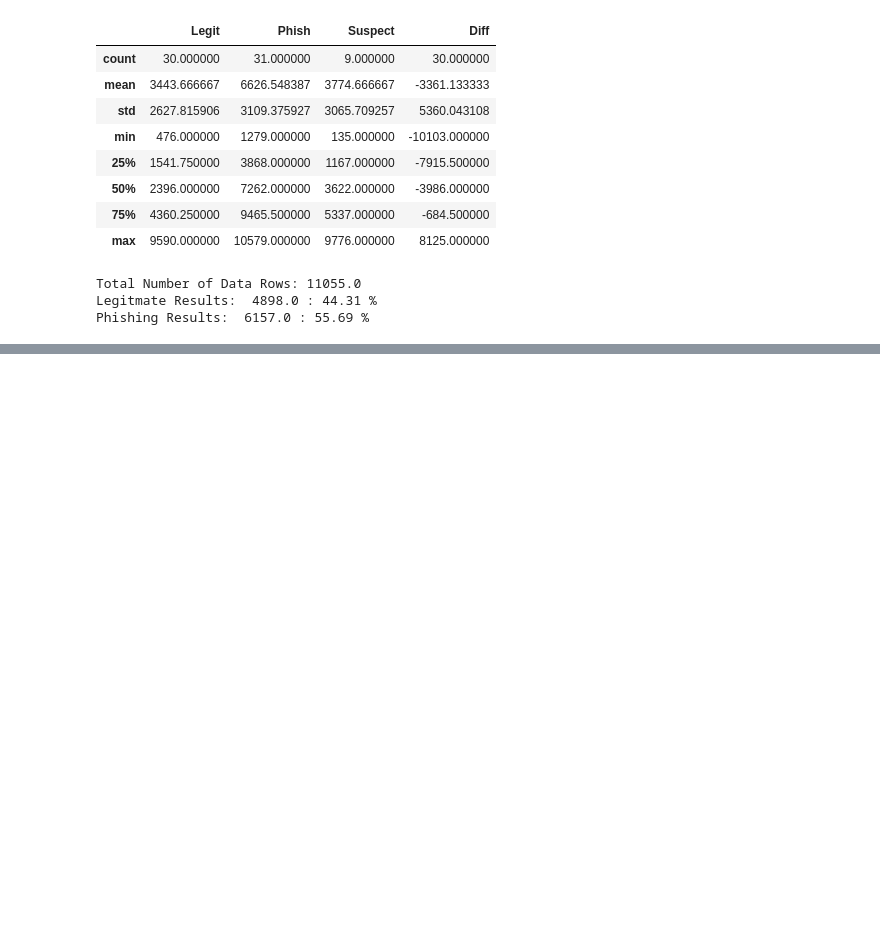
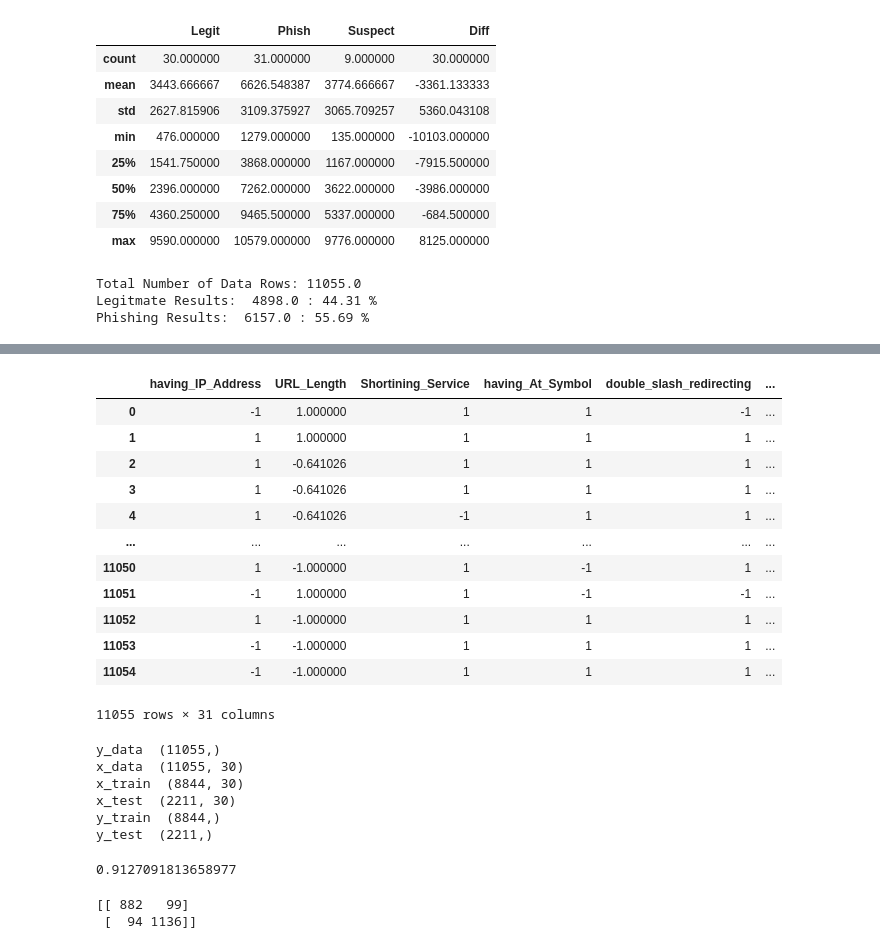
Before and after one commit to MrDerrs/Phishing-with-Machine-Learning, a Jupyter notebook: ML_Phishing.ipynb, the cells around one changed output, grey strips where cells are left out. Cells and saved outputs as stored; diff of their text form; code cells hidden in the pictures; blank space fills up the shorter version.

```diff
--- a/ML_Phishing.ipynb
+++ b/ML_Phishing.ipynb
@@ -114,0 +167,58 @@ for c in df.columns:
+# %%
+#replace result columns -1 to 0
+df_final = df_mean_imputed.copy()
+
+df_final['Result'].replace({-1:0}, inplace = True)
+df_final
+# %% [output]
+|  | having_IP_Address | URL_Length | Shortining_Service | having_At_Symbol | double_slash_redirecting | ... |
+| 0 | -1 | 1.000000 | 1 | 1 | -1 | ... |
+| 1 | 1 | 1.000000 | 1 | 1 | 1 | ... |
+| 2 | 1 | -0.641026 | 1 | 1 | 1 | ... |
+| 3 | 1 | -0.641026 | 1 | 1 | 1 | ... |
+| 4 | 1 | -0.641026 | -1 | 1 | 1 | ... |
+| ... | ... | ... | ... | ... | ... | ... |
+| 11050 | 1 | -1.000000 | 1 | -1 | 1 | ... |
+| 11051 | -1 | 1.000000 | 1 | -1 | -1 | ... |
+| 11052 | 1 | -1.000000 | 1 | 1 | 1 | ... |
+| 11053 | -1 | -1.000000 | 1 | 1 | 1 | ... |
+| 11054 | -1 | -1.000000 | 1 | 1 | 1 | ... |
+11055 rows × 31 columns
+# %%
+
+# All Result Data
+y_data = df_final.Result
+# All Data without the Result column
+x_data = df_final.drop('Result',axis=1)
+#Splitting all the Data 80/20
+from sklearn.model_selection import train_test_split
+x_train, x_test, y_train, y_test = train_test_split(x_data, y_data ,test_size = 0.2, shuffle=False)
+
+print('y_data ', y_data.shape)
+print('x_data ', x_data.shape)
+print('x_train ', x_train.shape)
+print('x_test ', x_test.shape)
+print('y_train ', y_train.shape)
+print('y_test ', y_test.shape)
+# %% [output]
+y_data  (11055,)
+x_data  (11055, 30)
+x_train  (8844, 30)
+x_test  (2211, 30)
+y_train  (8844,)
+y_test  (2211,)
+# %%
+lr = LogisticRegression()
+lr.fit(x_train,y_train)
+predictions = lr.predict(x_test)
+score = lr.score(x_test, y_test)
+print(score)
+# %% [output]
+0.9127091813658977
+# %%
+from sklearn import metrics
+cm = metrics.confusion_matrix(y_test, predictions)
+print(cm)
+# %% [output]
+[[ 882   99]
+ [  94 1136]]
```
Also changed, not shown: parts of 10 cells of this notebook.
